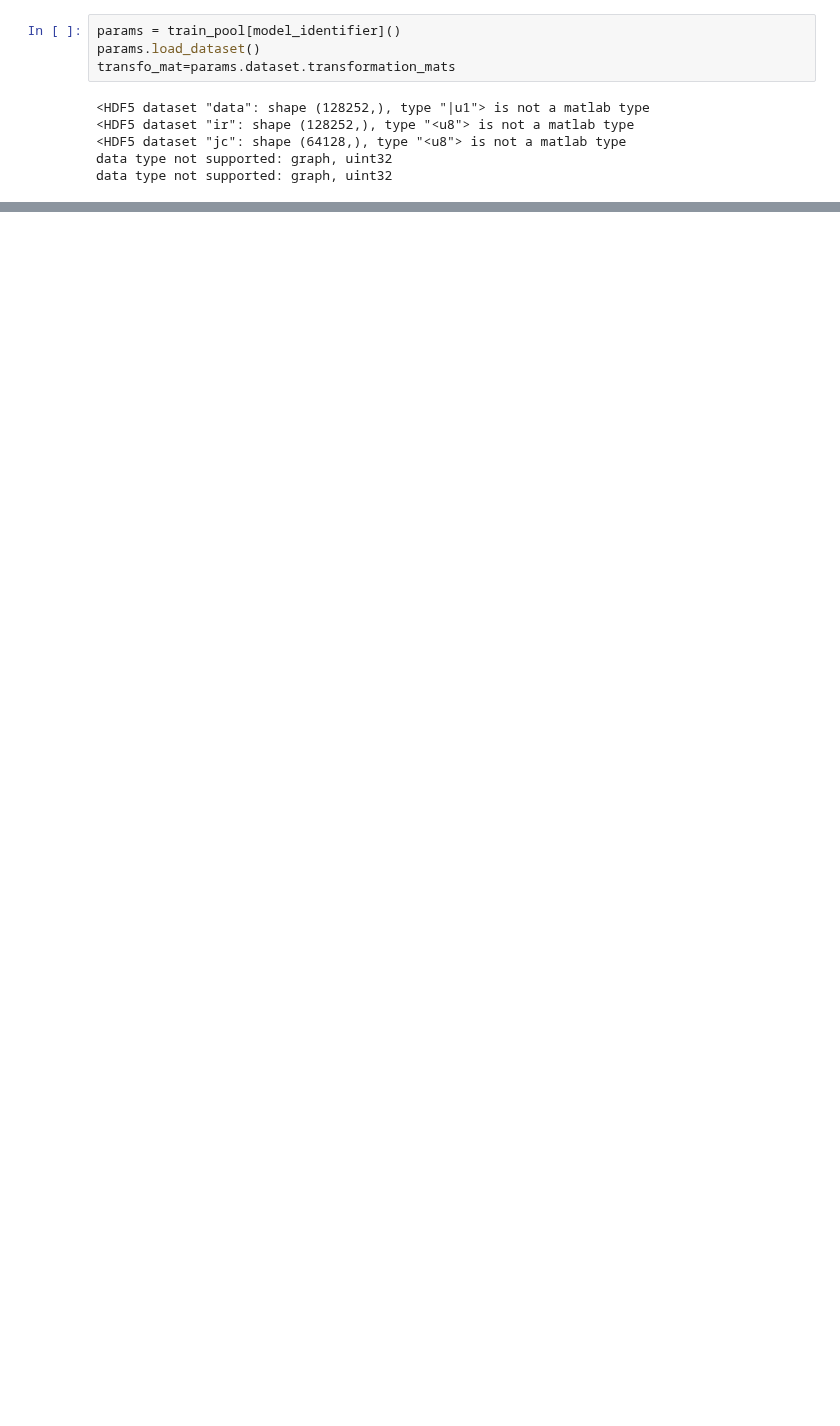
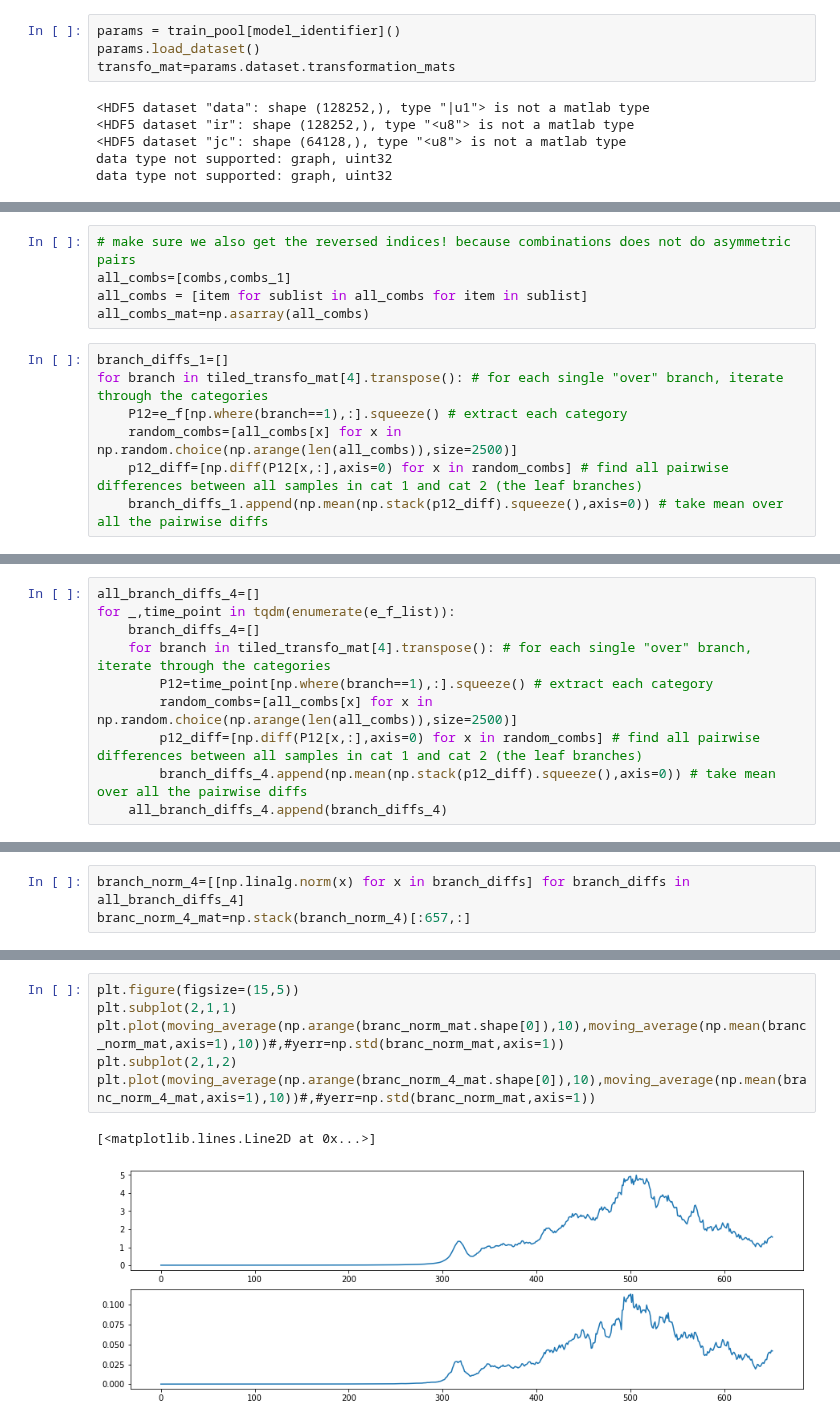
Before and after one commit to eghbalhosseini/neural_manifolds, a Jupyter notebook: gradient_analysis_functions.ipynb, the cells around one changed output, grey strips where cells are left out. Cells and saved outputs as stored; diff of their text form; blank space fills up the shorter version.

```diff
--- a/gradient_analysis_functions.ipynb
+++ b/gradient_analysis_functions.ipynb
@@ -189,0 +248,12 @@ for idx , _ in enumerate(range(len(within_class_id)-2)):
+# %%
+# make sure we also get the reversed indices! because combinations does not do asymmetric pairs
+all_combs=[combs,combs_1]
+all_combs = [item for sublist in all_combs for item in sublist]
+all_combs_mat=np.asarray(all_combs)
+# %%
+branch_diffs_1=[]
+for branch in tiled_transfo_mat[4].transpose(): # for each single "over" branch, iterate through the categories
+    P12=e_f[np.where(branch==1),:].squeeze() # extract each category
+    random_combs=[all_combs[x] for x in np.random.choice(np.arange(len(all_combs)),size=2500)]
+    p12_diff=[np.diff(P12[x,:],axis=0) for x in random_combs] # find all pairwise differences between all samples in cat 1 and cat 2 (the leaf branches)
+    branch_diffs_1.append(np.mean(np.stack(p12_diff).squeeze(),axis=0)) # take mean over all the pairwise diffs
@@ -189,0 +263,10 @@ for idx , _ in enumerate(range(len(within_class_id)-2)):
+# %%
+all_branch_diffs_4=[]
+for _,time_point in tqdm(enumerate(e_f_list)):
+    branch_diffs_4=[]
+    for branch in tiled_transfo_mat[4].transpose(): # for each single "over" branch, iterate through the categories
+        P12=time_point[np.where(branch==1),:].squeeze() # extract each category
+        random_combs=[all_combs[x] for x in np.random.choice(np.arange(len(all_combs)),size=2500)]
+        p12_diff=[np.diff(P12[x,:],axis=0) for x in random_combs] # find all pairwise differences between all samples in cat 1 and cat 2 (the leaf branches)
+        branch_diffs_4.append(np.mean(np.stack(p12_diff).squeeze(),axis=0)) # take mean over all the pairwise diffs
+    all_branch_diffs_4.append(branch_diffs_4)
@@ -189,0 +277,3 @@ for idx , _ in enumerate(range(len(within_class_id)-2)):
+# %%
+branch_norm_4=[[np.linalg.norm(x) for x in branch_diffs] for branch_diffs in all_branch_diffs_4]
+branc_norm_4_mat=np.stack(branch_norm_4)[:657,:]
@@ -189,0 +283,9 @@ for idx , _ in enumerate(range(len(within_class_id)-2)):
+# %%
+plt.figure(figsize=(15,5))
+plt.subplot(2,1,1)
+plt.plot(moving_average(np.arange(branc_norm_mat.shape[0]),10),moving_average(np.mean(branc_norm_mat,axis=1),10))#,#yerr=np.std(branc_norm_mat,axis=1))
+plt.subplot(2,1,2)
+plt.plot(moving_average(np.arange(branc_norm_4_mat.shape[0]),10),moving_average(np.mean(branc_norm_4_mat,axis=1),10))#,#yerr=np.std(branc_norm_mat,axis=1))
+# %% [output]
+[<matplotlib.lines.Line2D at 0x...>]
+[figure, added]
```
Also changed, not shown: parts of 82 cells of this notebook, 2 other files.
